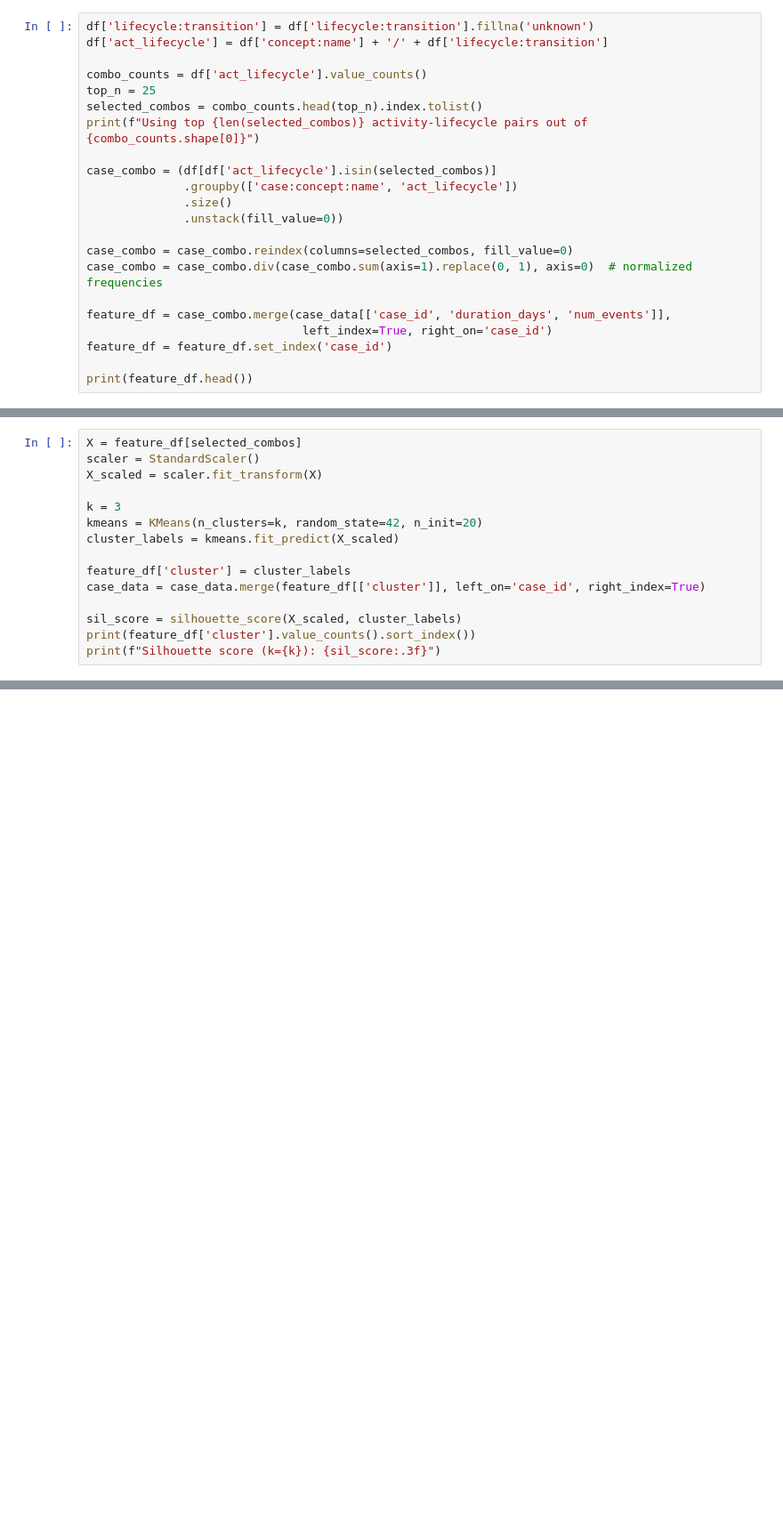
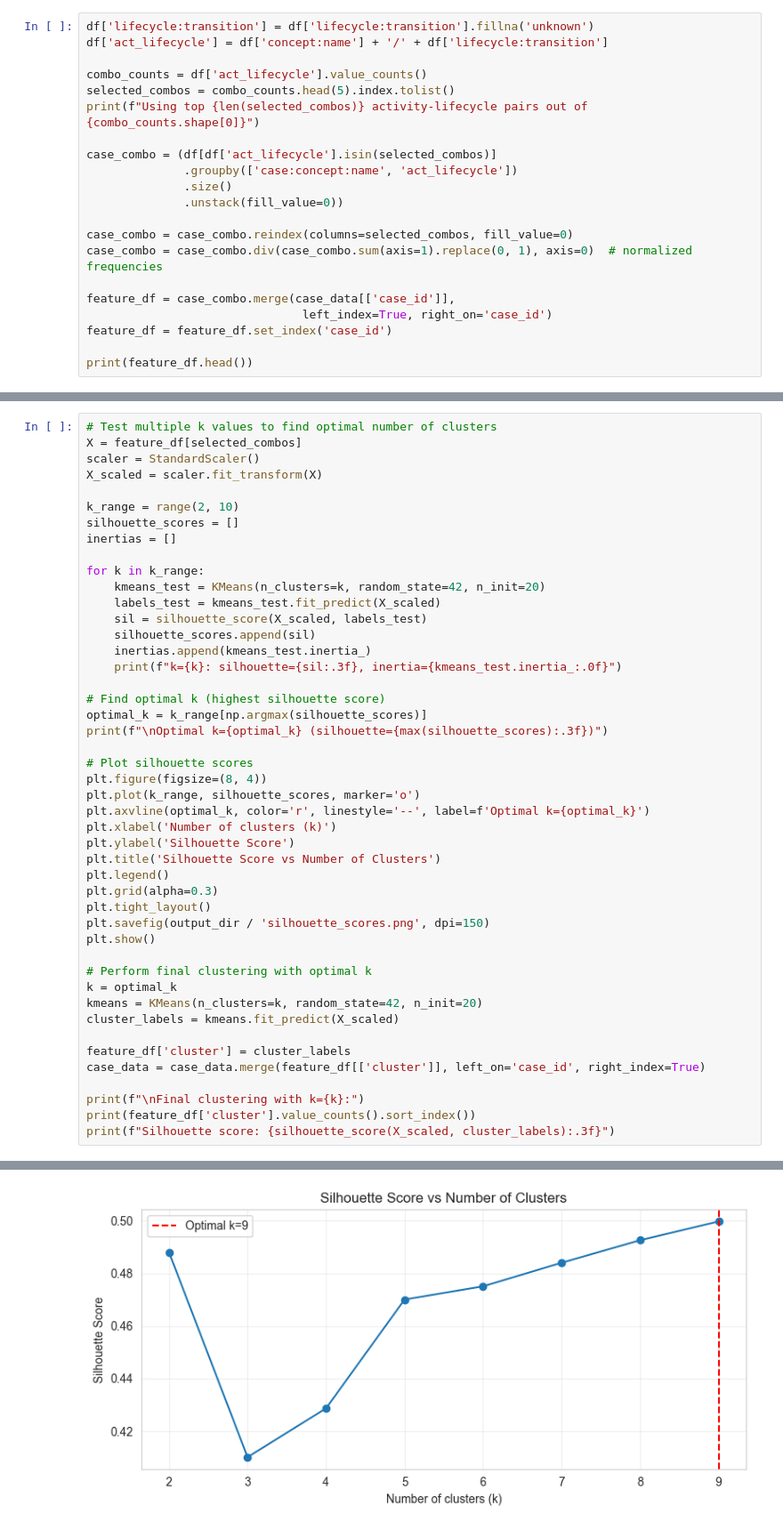
Before and after one commit to NicolasLupke/BPPSO-Exercise1, a Jupyter notebook: src/advanced analysis/advanced_analysis_activity_lifecycle_kmeans.ipynb, the cells around one changed output, grey strips where cells are left out. Shown: that part at 89% size. Drawn from its saved outputs; the diff is of its cells as text; blank space fills up the shorter version.

```diff
--- a/src/advanced analysis/advanced_analysis_activity_lifecycle_kmeans.ipynb
+++ b/src/advanced analysis/advanced_analysis_activity_lifecycle_kmeans.ipynb
@@ -70,8 +85,7 @@ df['lifecycle:transition'] = df['lifecycle:transition'].fillna('unknown')
 df['act_lifecycle'] = df['concept:name'] + '/' + df['lifecycle:transition']
 
 combo_counts = df['act_lifecycle'].value_counts()
-top_n = 25
-selected_combos = combo_counts.head(top_n).index.tolist()
+selected_combos = combo_counts.head(5).index.tolist()
 print(f"Using top {len(selected_combos)} activity-lifecycle pairs out of {combo_counts.shape[0]}")
 
 case_combo = (df[df['act_lifecycle'].isin(selected_combos)]
@@ -82,7 +96,7 @@ case_combo = (df[df['act_lifecycle'].isin(selected_combos)]
 case_combo = case_combo.reindex(columns=selected_combos, fill_value=0)
 case_combo = case_combo.div(case_combo.sum(axis=1).replace(0, 1), axis=0)  # normalized frequencies
 
-feature_df = case_combo.merge(case_data[['case_id', 'duration_days', 'num_events']],
+feature_df = case_combo.merge(case_data[['case_id']],
                                left_index=True, right_on='case_id')
 feature_df = feature_df.set_index('case_id')
 
@@ -92,15 +122,47 @@ print(feature_df.head())
-# %%
-X = feature_df[selected_combos]
-scaler = StandardScaler()
-X_scaled = scaler.fit_transform(X)
-
-k = 3
-kmeans = KMeans(n_clusters=k, random_state=42, n_init=20)
-cluster_labels = kmeans.fit_predict(X_scaled)
-
-feature_df['cluster'] = cluster_labels
-case_data = case_data.merge(feature_df[['cluster']], left_on='case_id', right_index=True)
-
-sil_score = silhouette_score(X_scaled, cluster_labels)
-print(feature_df['cluster'].value_counts().sort_index())
-print(f"Silhouette score (k={k}): {sil_score:.3f}")
+# %%
+# Test multiple k values to find optimal number of clusters
+X = feature_df[selected_combos]
+scaler = StandardScaler()
+X_scaled = scaler.fit_transform(X)
+
+k_range = range(2, 10)
+silhouette_scores = []
+inertias = []
+
+for k in k_range:
+    kmeans_test = KMeans(n_clusters=k, random_state=42, n_init=20)
+    labels_test = kmeans_test.fit_predict(X_scaled)
+    sil = silhouette_score(X_scaled, labels_test)
+    silhouette_scores.append(sil)
+    inertias.append(kmeans_test.inertia_)
+    print(f"k={k}: silhouette={sil:.3f}, inertia={kmeans_test.inertia_:.0f}")
+
+# Find optimal k (highest silhouette score)
+optimal_k = k_range[np.argmax(silhouette_scores)]
+print(f"\nOptimal k={optimal_k} (silhouette={max(silhouette_scores):.3f})")
+
+# Plot silhouette scores
+plt.figure(figsize=(8, 4))
+plt.plot(k_range, silhouette_scores, marker='o')
+plt.axvline(optimal_k, color='r', linestyle='--', label=f'Optimal k={optimal_k}')
+plt.xlabel('Number of clusters (k)')
+plt.ylabel('Silhouette Score')
+plt.title('Silhouette Score vs Number of Clusters')
+plt.legend()
+plt.grid(alpha=0.3)
+plt.tight_layout()
+plt.savefig(output_dir / 'silhouette_scores.png', dpi=150)
+plt.show()
+
+# Perform final clustering with optimal k
+k = optimal_k
+kmeans = KMeans(n_clusters=k, random_state=42, n_init=20)
+cluster_labels = kmeans.fit_predict(X_scaled)
+
+feature_df['cluster'] = cluster_labels
+case_data = case_data.merge(feature_df[['cluster']], left_on='case_id', right_index=True)
+
+print(f"\nFinal clustering with k={k}:")
+print(feature_df['cluster'].value_counts().sort_index())
+print(f"Silhouette score: {silhouette_score(X_scaled, cluster_labels):.3f}")
+# %% [output]
@@ -106,0 +179 @@ print(f"Silhouette score (k={k}): {sil_score:.3f}")
+[figure, added]
```
Also changed, not shown: parts of 10 cells of this notebook, 2 other files.
